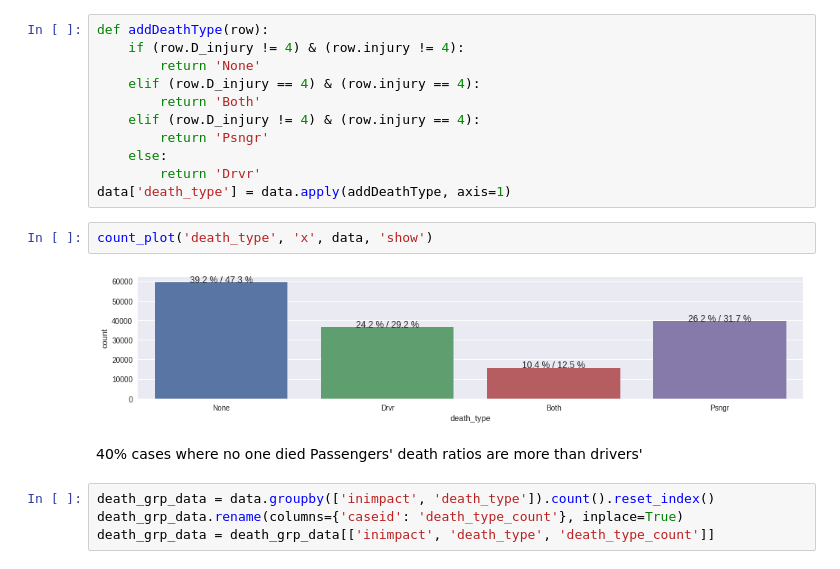
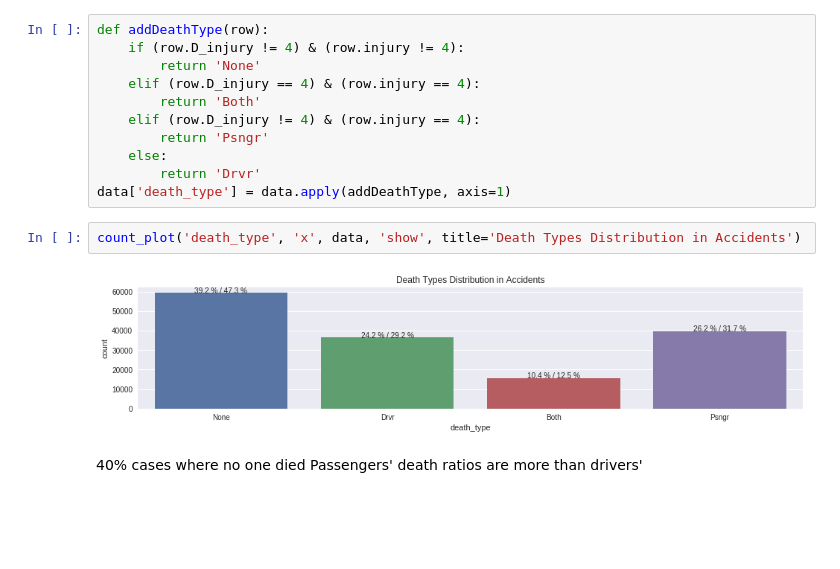
Before and after one commit to sohaibomr/data_analysis-FARS, a Jupyter notebook: sa_eda_fars.ipynb, the cells around one changed output. Cells and saved outputs as stored; diff of their text form; blank space fills up the shorter version.

```diff
--- a/sa_eda_fars.ipynb
+++ b/sa_eda_fars.ipynb
@@ -188,13 +195,9 @@ def addDeathType(row):
         return 'Drvr'
 data['death_type'] = data.apply(addDeathType, axis=1)
 # %%
-count_plot('death_type', 'x', data, 'show')
+count_plot('death_type', 'x', data, 'show', title='Death Types Distribution in Accidents')
 # %% [output]
-[figure, old version]
+[figure, new version]
 # %% [markdown]
 40% cases where no one died
 Passengers' death ratios are more than drivers'
-# %%
-death_grp_data = data.groupby(['inimpact', 'death_type']).count().reset_index()
-death_grp_data.rename(columns={'caseid': 'death_type_count'}, inplace=True)
-death_grp_data = death_grp_data[['inimpact', 'death_type', 'death_type_count']]
```
Also changed, not shown: parts of 22 cells of this notebook.
